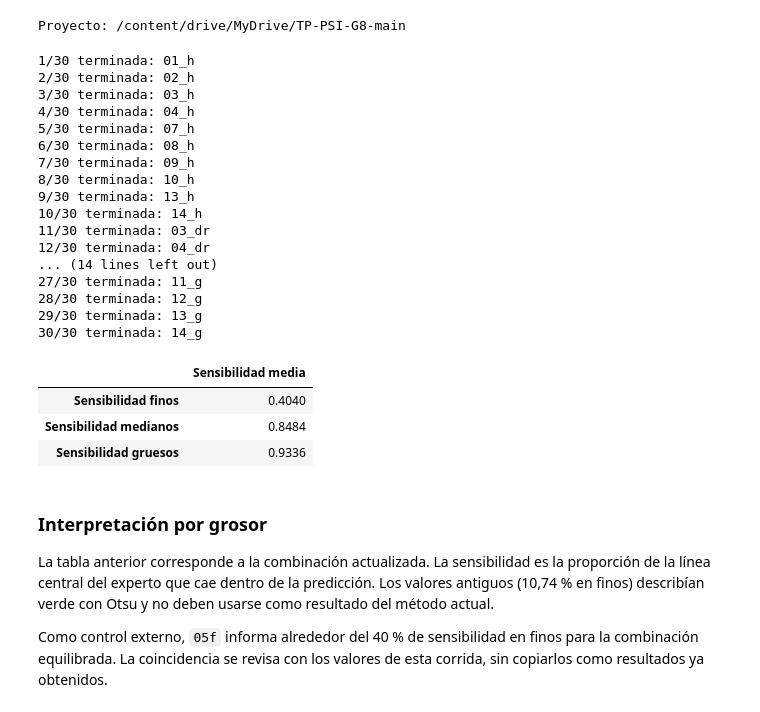
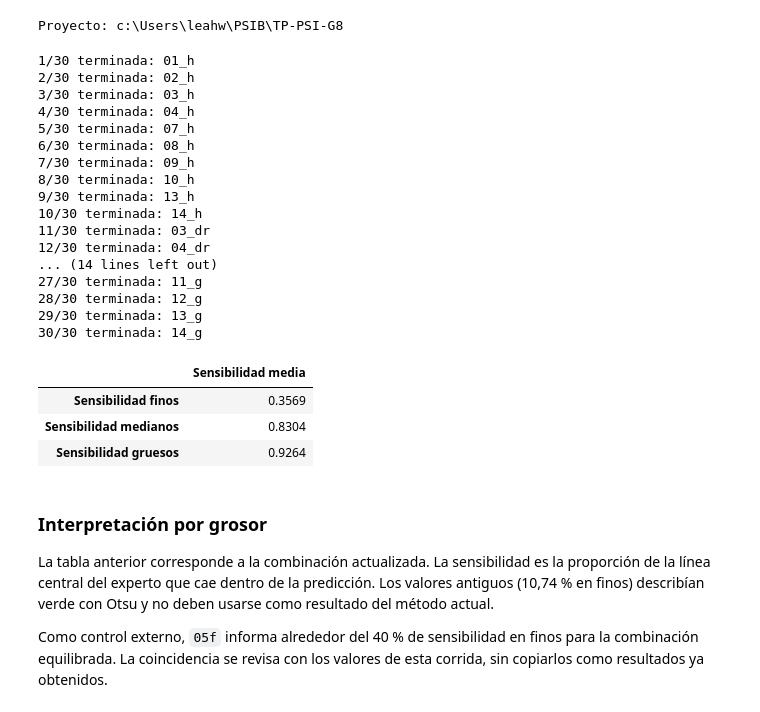
Before and after one commit to afrateitba/TP-PSI-G8, a Jupyter notebook: notebooks/06_analisis_errores.ipynb, the cells around one changed output. Saved outputs shown, nothing was run; the diff lists cells and outputs as text; code cells hidden in the pictures.

Commit message:
Etapa 6 con la regla final (valor fijo); desvio 14.10

```diff
--- a/notebooks/06_analisis_errores.ipynb
+++ b/notebooks/06_analisis_errores.ipynb
@@ -41,19 +39,20 @@ Mounted at /content/drive
 # %%
-from pathlib import Path
 import os
 import sys
+from pathlib import Path
 
-# Cambiar esta ruta si la copia actualizada tiene otro nombre en Drive.
-ROOT = Path('/content/drive/MyDrive/TP-PSI-G8-main')
-assert (ROOT / 'src' / 'pipeline.py').exists(), (
-    'Revisá ROOT: debe apuntar al repositorio actualizado, que contiene src/pipeline.py.'
-)
+try:
+    from google.colab import drive  # noqa: F401
+    ROOT = Path('/content/drive/MyDrive/TP-PSI-G8-main')
+except ImportError:
+    ROOT = Path.cwd().parent if Path.cwd().name == 'notebooks' else Path.cwd()
+assert (ROOT / 'src' / 'pipeline.py').exists(), 'Revisá ROOT.'
 os.chdir(ROOT)
 if str(ROOT) not in sys.path:
     sys.path.insert(0, str(ROOT))
 print('Proyecto:', ROOT)
 # %% [output]
-Proyecto: /content/drive/MyDrive/TP-PSI-G8-main
+Proyecto: c:\Users\leahw\PSIB\TP-PSI-G8
 # %%
 import numpy as np
 import pandas as pd
@@ -70,8 +69,8 @@ from src.metrics import (
     centerline_sensitivity_by_class,
 )
 
-# Regla principal: fracción ajustada en cada vuelta de validación.
-MASK_KIND = 'combinación'
+# Regla de umbral: valor fijo (etapa 8, desvío 14.7).
+MASK_KIND = 'combinación valor fijo'
 assert C.SEGMENT_FACTOR == 2
 assert len(C.SEGMENT_FEATURES) == 26
 assert C.SEGMENT_BALANCED_TRAINING is True, (
@@ -153,36 +152,36 @@ columnas = [
     "Sensibilidad medianos",
     "Sensibilidad gruesos",
 ]
 
 display(
     tabla_errores[columnas]
     .mean()
     .rename("Sensibilidad media")
     .to_frame()
     .round(4)
 )
 # %% [output]
 1/30 terminada: 01_h
 2/30 terminada: 02_h
 3/30 terminada: 03_h
 4/30 terminada: 04_h
 5/30 terminada: 07_h
 6/30 terminada: 08_h
 7/30 terminada: 09_h
 8/30 terminada: 10_h
 9/30 terminada: 13_h
 10/30 terminada: 14_h
 11/30 terminada: 03_dr
 12/30 terminada: 04_dr
 ... (14 lines left out)
 27/30 terminada: 11_g
 28/30 terminada: 12_g
 29/30 terminada: 13_g
 30/30 terminada: 14_g
 |  | Sensibilidad media |
-| Sensibilidad finos | 0.4040 |
-| Sensibilidad medianos | 0.8484 |
-| Sensibilidad gruesos | 0.9336 |
+| Sensibilidad finos | 0.3569 |
+| Sensibilidad medianos | 0.8304 |
+| Sensibilidad gruesos | 0.9264 |
 # %% [markdown]
 ### Interpretación por grosor
 
```
Also changed, not shown: parts of 12 cells of this notebook, 2 other files.
